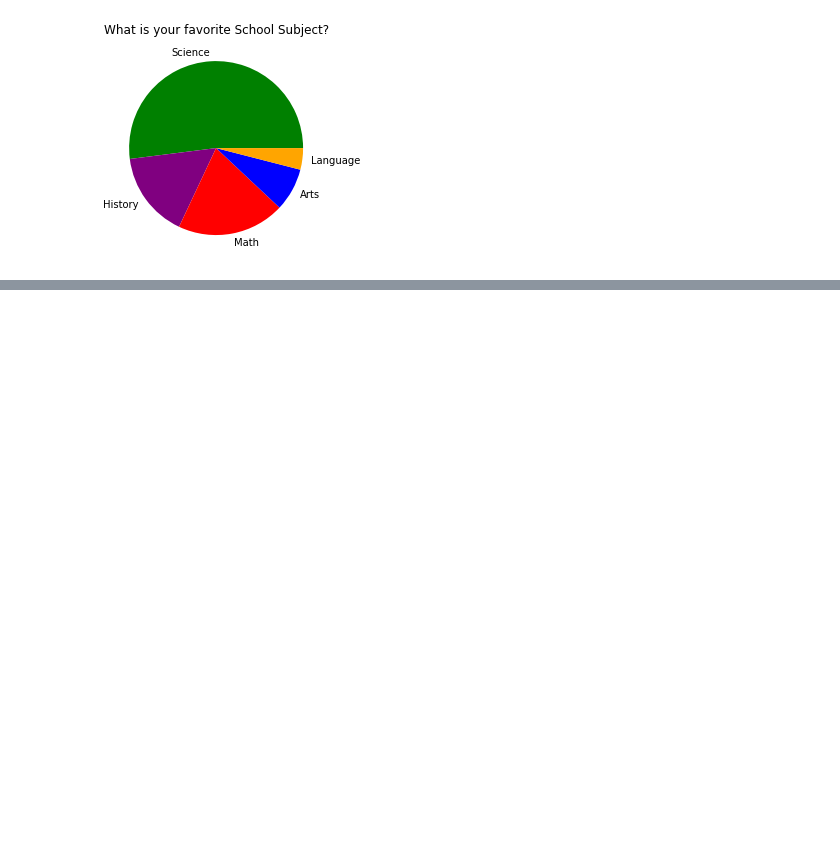
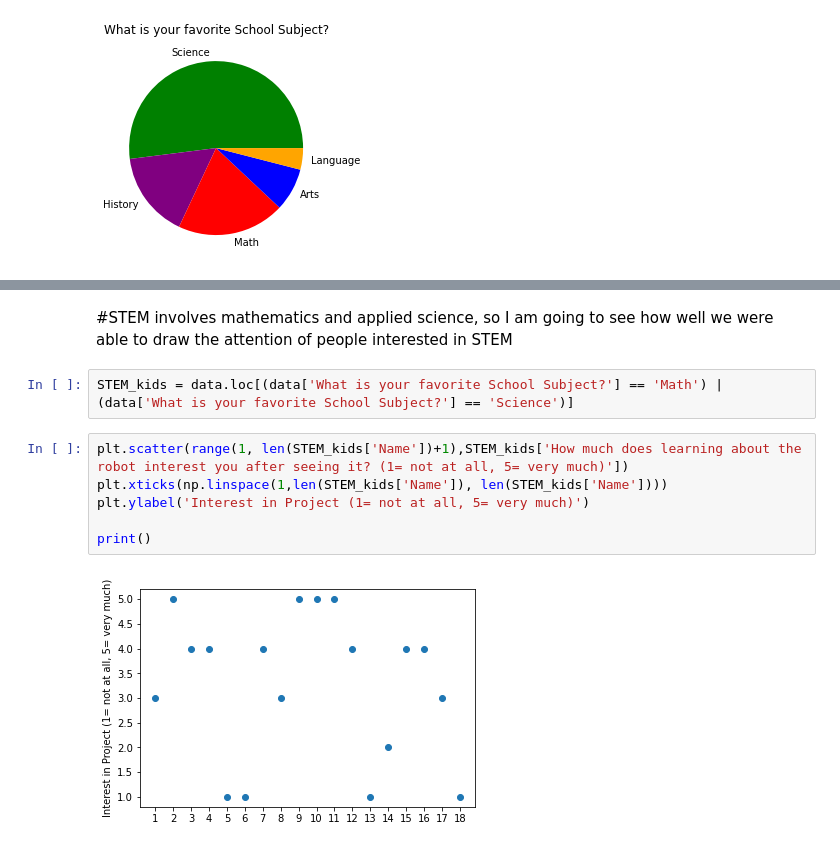
Before and after one commit to Johnnykoch02/GoogleCollabStuff, a Jupyter notebook: StatAnalysisFromRobotSurvey.ipynb, the cells around one changed output, grey strips where cells are left out. Cells and saved outputs as stored; diff of their text form; blank space fills up the shorter version.

```diff
--- a/StatAnalysisFromRobotSurvey.ipynb
+++ b/StatAnalysisFromRobotSurvey.ipynb
@@ -225,0 +240,12 @@ print()
+# %% [markdown]
+#STEM involves mathematics and applied science, so I am going to see how well we were able to draw the attention of people interested in STEM
+# %%
+STEM_kids = data.loc[(data['What is your favorite School Subject?'] == 'Math') | (data['What is your favorite School Subject?'] == 'Science')]
+# %%
+plt.scatter(range(1, len(STEM_kids['Name'])+1),STEM_kids['How much does learning about the robot interest you after seeing it? (1= not at all, 5= very much)'])
+plt.xticks(np.linspace(1,len(STEM_kids['Name']), len(STEM_kids['Name'])))
+plt.ylabel('Interest in Project (1= not at all, 5= very much)')
+
+print()
+# %% [output]
+[figure, added]
```
Also changed, not shown: parts of 3 cells of this notebook.
